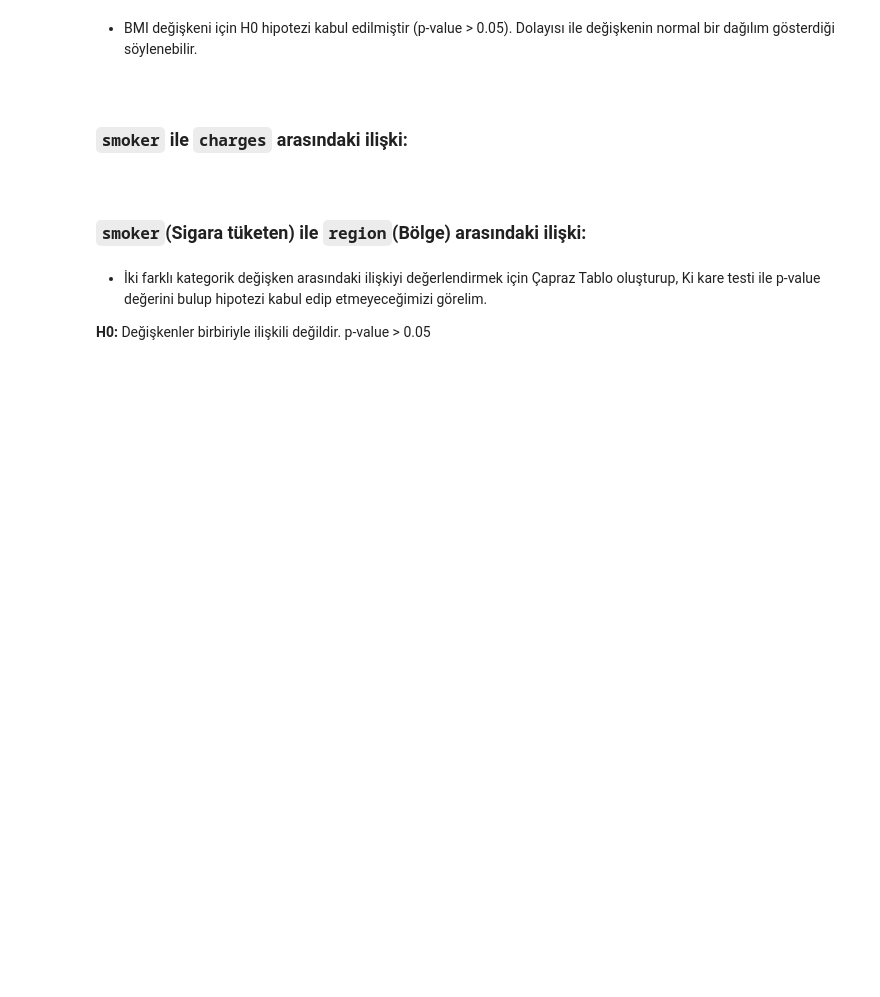
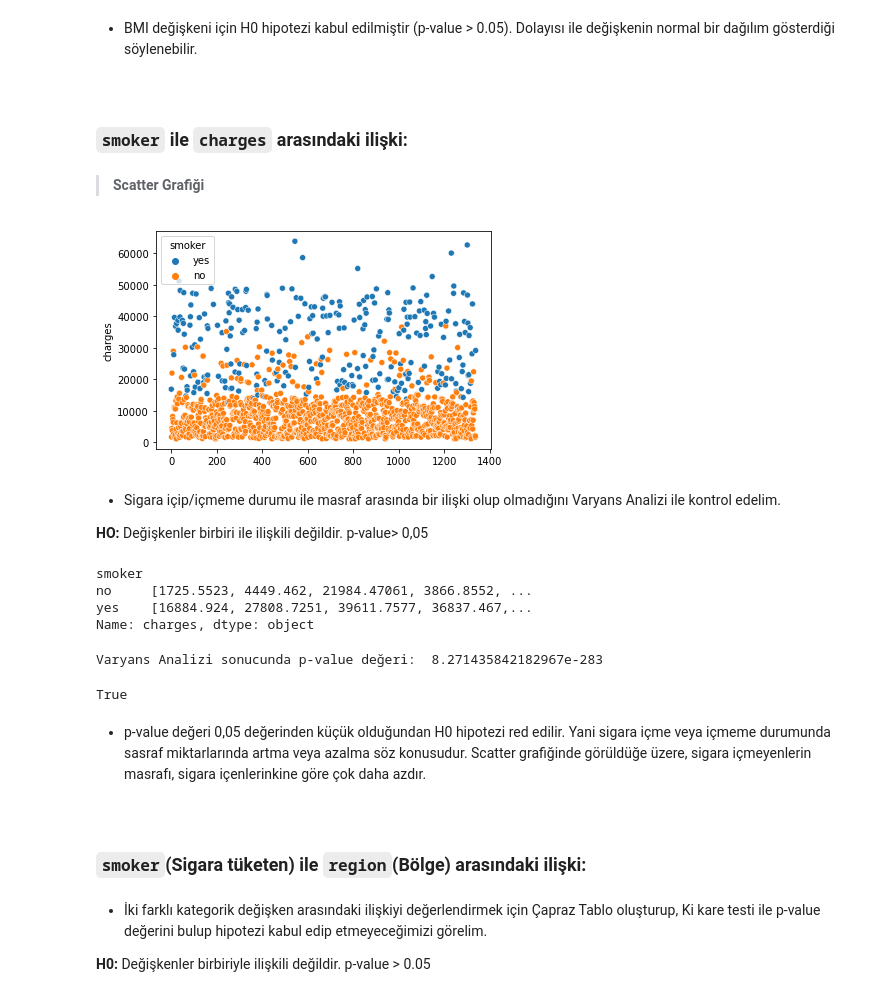
Before and after one commit to MuhammetYorulmaz/GlobalAIMachineLearningProject, a Jupyter notebook: Project1.ipynb, the cells around one changed output. Drawn from its saved outputs; the diff is of its cells as text; code cells hidden in the pictures; blank space fills up the shorter version.

Commit message:
Add 'Keşifsel Veri Analizi'

```diff
--- a/Project1.ipynb
+++ b/Project1.ipynb
@@ -174,6 +177,35 @@ T: 0.026099881197044095 P-Value: 0.3162798242838347
 # %% [markdown]
 <a id = "8"></a><br>
 ### `smoker` ile `charges` arasındaki ilişki:
+# %% [markdown]
+> **Scatter Grafiği**
+# %%
+sns.scatterplot(data=data, x=data.index, y='charges', hue='smoker');
+# %% [output]
+[figure, added]
+# %% [markdown]
+* Sigara içip/içmeme durumu ile masraf arasında bir ilişki olup olmadığını Varyans Analizi ile kontrol edelim.
+
+**HO:** Değişkenler birbiri ile ilişkili değildir. p-value> 0,05
+# %%
+CategoryGroupLists=data.groupby('smoker')['charges'].apply(list)
+CategoryGroupLists
+# %% [output]
+smoker
+no     [1725.5523, 4449.462, 21984.47061, 3866.8552, ...
+yes    [16884.924, 27808.7251, 39611.7577, 36837.467,...
+Name: charges, dtype: object
+# %%
+AnovaResults = f_oneway(*CategoryGroupLists)
+print('Varyans Analizi sonucunda p-value değeri: ', AnovaResults[1])
+# %% [output]
+Varyans Analizi sonucunda p-value değeri:  8.271435842182967e-283
+# %%
+AnovaResults[1] < 0.05
+# %% [output]
+True
+# %% [markdown]
+* p-value değeri 0,05 değerinden küçük olduğundan H0 hipotezi red edilir. Yani sigara içme veya içmeme durumunda sasraf miktarlarında artma veya azalma söz konusudur. Scatter grafiğinde görüldüğe üzere, sigara içmeyenlerin masrafı, sigara içenlerinkine göre çok daha azdır.
 # %% [markdown]
 <a id = "9"></a><br>
 ### `smoker`(Sigara tüketen) ile `region`(Bölge) arasındaki ilişki:
```
Also changed, not shown: parts of 23 cells of this notebook.
